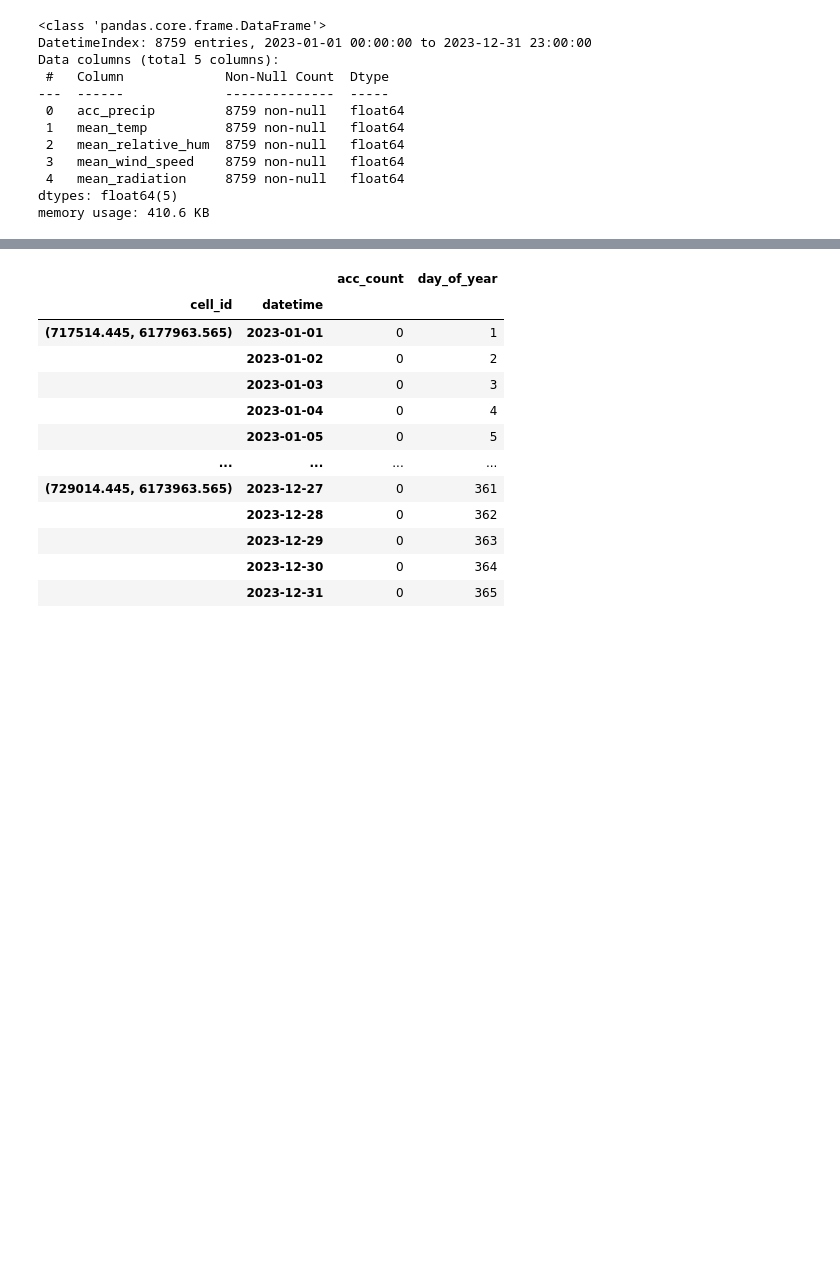
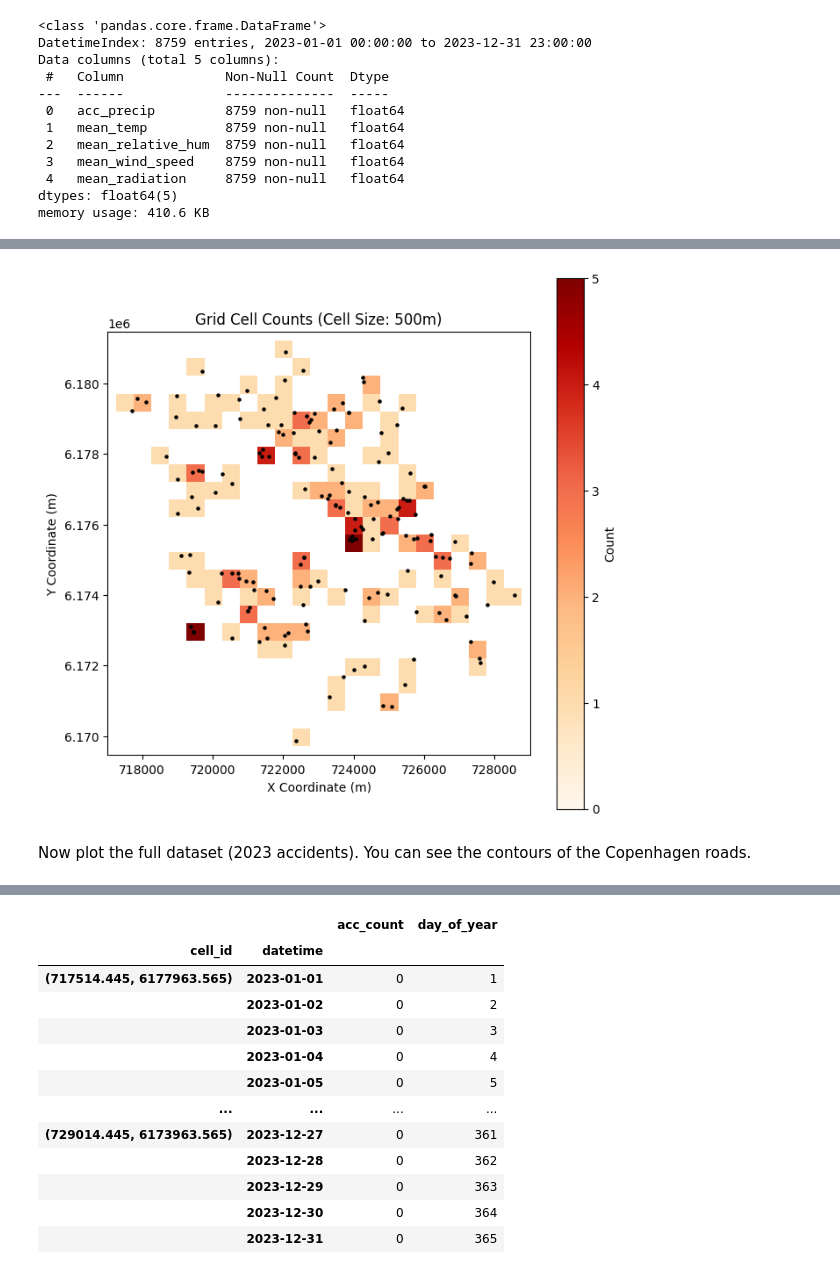
Before and after one commit to MadSoeDK/MBML-traffic-accidents, a Jupyter notebook: Mads/accident-modelling.ipynb, the cells around one changed output, grey strips where cells are left out. Drawn from its saved outputs; the diff is of its cells as text; code cells hidden in the pictures; blank space fills up the shorter version.

```diff
--- a/Mads/accident-modelling.ipynb
+++ b/Mads/accident-modelling.ipynb
@@ -185,0 +176,11 @@ df_hourly
+# %%
+january_mask = df_hourly.index.get_level_values('datetime') < '2023-01-31 23:59:59'
+df_hourly_january = df_hourly[january_mask]
+# %%
+cell_centers = df_hourly_january[df_hourly_january['acc_count'] != 0].index.get_level_values('cell_id').value_counts()
+accidents = (df_hourly_january['X'].tolist(), df_hourly_january['Y'].tolist())
+plot_grid_counts(cell_centers, accidents)
+# %% [output]
+[figure, added]
+# %% [markdown]
+Now plot the full dataset (2023 accidents). You can see the contours of the Copenhagen roads.
```
Also changed, not shown: parts of 13 cells of this notebook, 3 other files.
